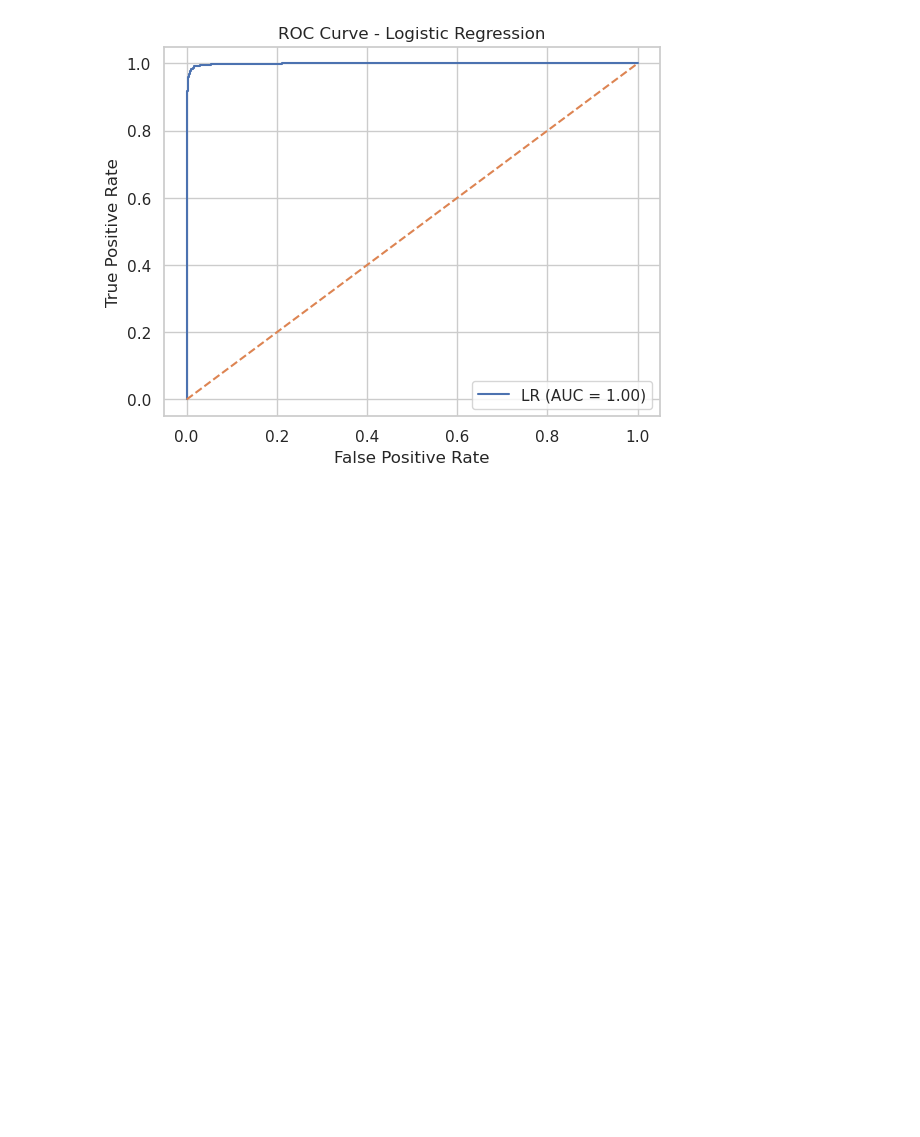
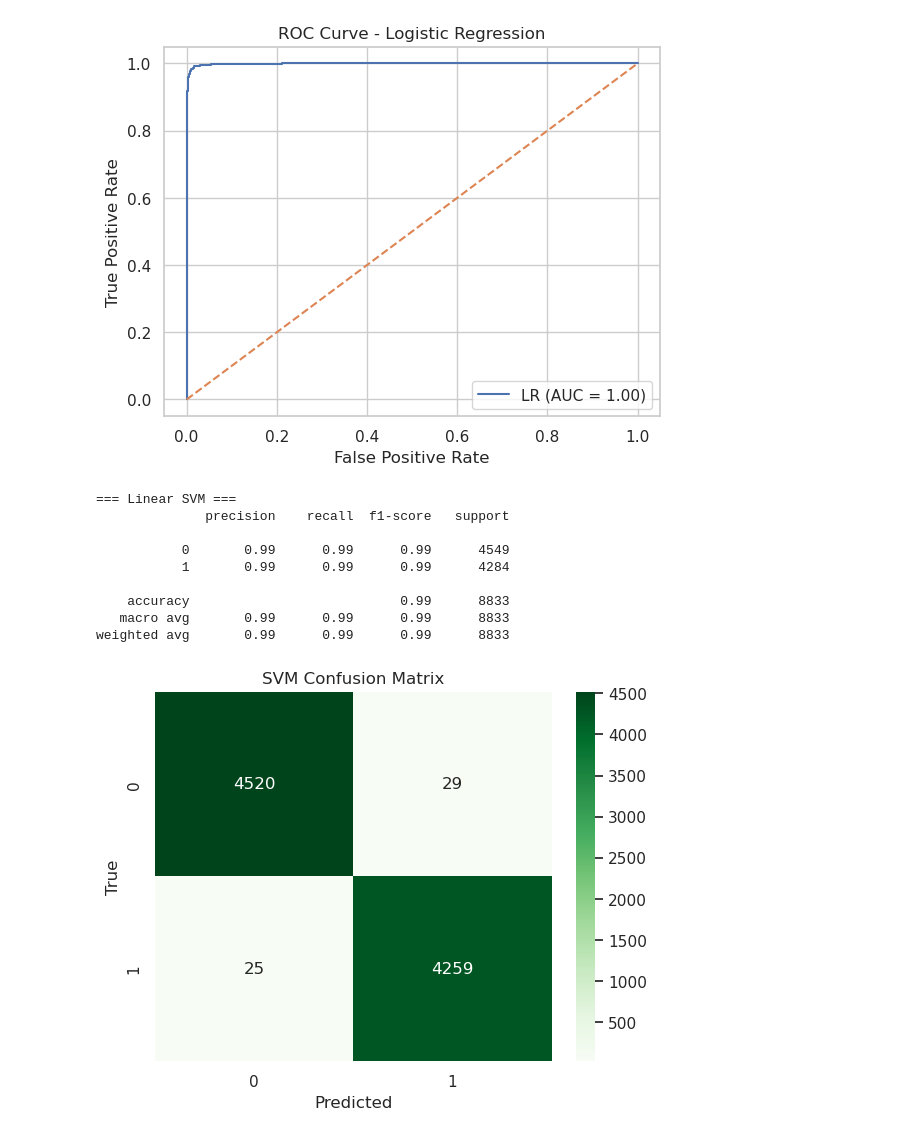
Before and after one commit to burnsmay/cmse492_project, a Jupyter notebook: notebooks/exploratory/fake_news_pipeline.ipynb, the cells around one changed output. Cells and saved outputs as stored; diff of their text form; code cells hidden in the pictures; blank space fills up the shorter version.

```diff
--- a/notebooks/exploratory/fake_news_pipeline.ipynb
+++ b/notebooks/exploratory/fake_news_pipeline.ipynb
@@ -89,3 +89,39 @@ plt.show()
 weighted avg       0.99      0.99      0.99      8833
 [figure]
 [figure]
+# %%
+# Load SVM model and TF-IDF vectorizer
+svm_model = joblib.load(os.path.join(MODELS, "svm_model.pkl"))
+tfidf = joblib.load(os.path.join(MODELS, "tfidf.pkl"))  # make sure it's the same vectorizer
+
+# Prepare test set (drop NaNs and convert to string)
+test_df = pd.concat([X_test, y_test], axis=1).dropna()
+X_test_svm = test_df["clean_text"].astype(str)
+y_test_svm = test_df[y_test.columns[0]].values.ravel()
+
+# Transform test set
+X_test_vec_svm = tfidf.transform(X_test_svm)
+y_pred_svm = svm_model.predict(X_test_vec_svm)
+
+# Metrics
+print("=== Linear SVM ===")
+print(classification_report(y_test_svm, y_pred_svm))
+
+# Confusion matrix
+cm_svm = confusion_matrix(y_test_svm, y_pred_svm)
+sns.heatmap(cm_svm, annot=True, fmt="d", cmap="Greens")
+plt.title("SVM Confusion Matrix")
+plt.xlabel("Predicted")
+plt.ylabel("True")
+plt.show()
+# %% [output]
+=== Linear SVM ===
+              precision    recall  f1-score   support
+
+           0       0.99      0.99      0.99      4549
+           1       0.99      0.99      0.99      4284
+
+    accuracy                           0.99      8833
+   macro avg       0.99      0.99      0.99      8833
+weighted avg       0.99      0.99      0.99      8833
+[figure, added]
```
Also changed, not shown: parts of 1 cell of this notebook.
